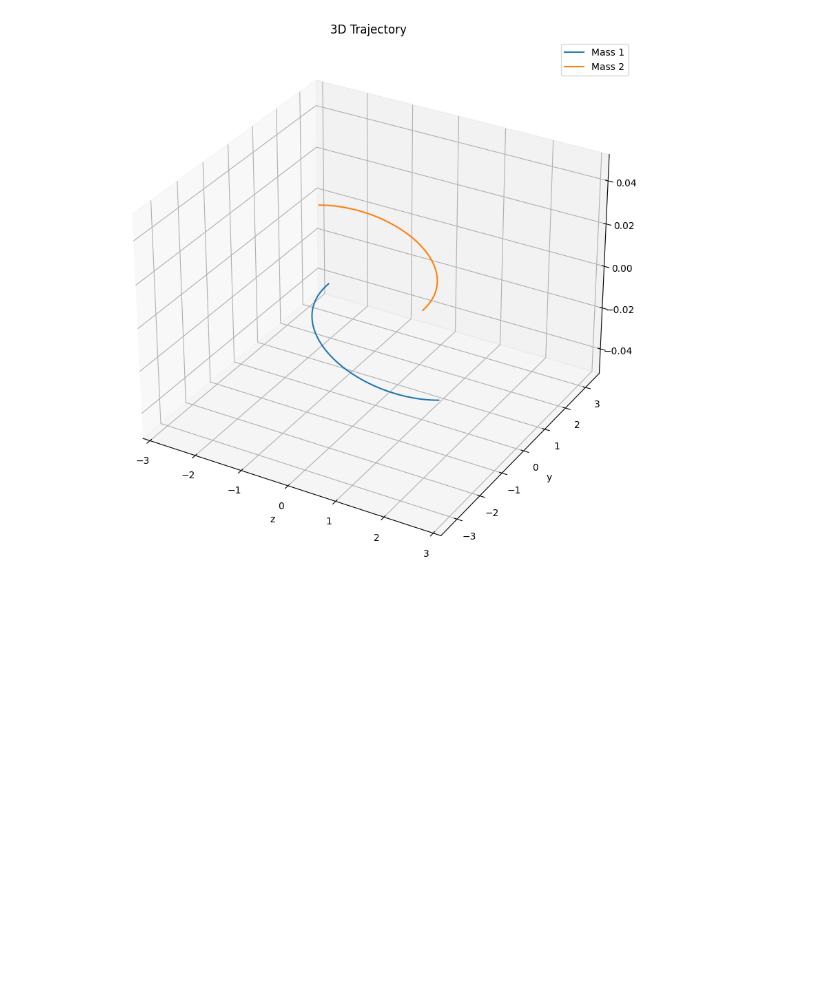
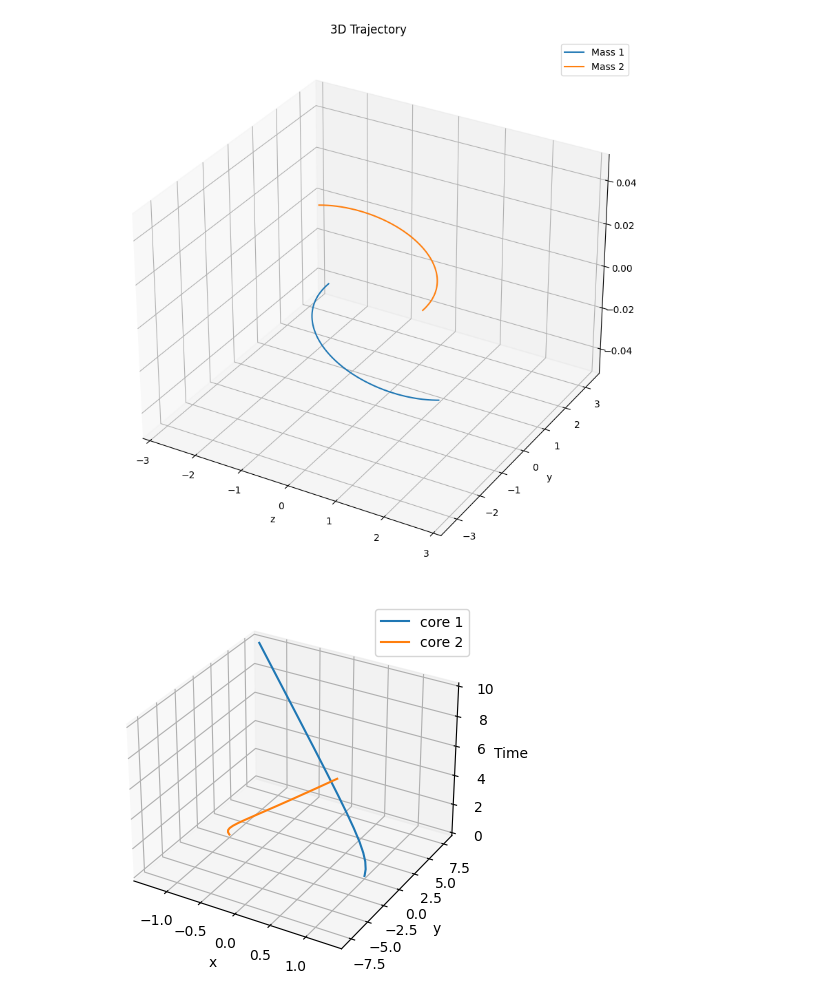
Before and after one commit to chrisamz/141-midterm, a Jupyter notebook: simulate.ipynb, the cells around one changed output. Cells and saved outputs as stored; diff of their text form; code cells hidden in the pictures; blank space fills up the shorter version.

```diff
--- a/simulate.ipynb
+++ b/simulate.ipynb
@@ -66,3 +66,46 @@ plt.savefig(figures / "4.png")
 plt.show()
 # %% [output]
 [figure]
+# %%
+import numpy as np
+from scipy.integrate import solve_ivp
+import matplotlib.pyplot as plt
+from mpl_toolkits.mplot3d import Axes3D
+
+G = 1.  # gravitational constant
+m1 = 1.  # mass of first core
+m2 = 1.  # mass of second core
+n_particles = 297  # number of disk particles per disk
+
+# function that describes the equations of motion
+def equations(t, y):
+    d = np.sqrt((y[0]-y[4])**2 + (y[2]-y[6])**2)
+    return [
+        y[1],
+        G*m2*(y[4]-y[0])/d**3,
+        y[3],
+        G*m2*(y[6]-y[2])/d**3,
+        y[5],
+        -G*m1*(y[4]-y[0])/d**3,
+        y[7],
+        -G*m1*(y[6]-y[2])/d**3
+    ]
+
+# initial conditions for the cores
+y0 = [1., 0., 0., 1., -1., 0., 0., -1.]
+
+# run the simulation
+solution = solve_ivp(equations, [0, 10], y0, rtol=1e-8)
+
+# plot the orbits in 3D
+fig = plt.figure()
+ax = fig.add_subplot(111, projection='3d')
+ax.plot(solution.y[0], solution.y[2], solution.t, label='core 1')
+ax.plot(solution.y[4], solution.y[6], solution.t, label='core 2')
+ax.set_xlabel('x')
+ax.set_ylabel('y')
+ax.set_zlabel('Time')
+ax.legend()
+plt.show()
+# %% [output]
+[figure, added]
```
Also changed, not shown: parts of 1 cell of this notebook, 5 other files.
